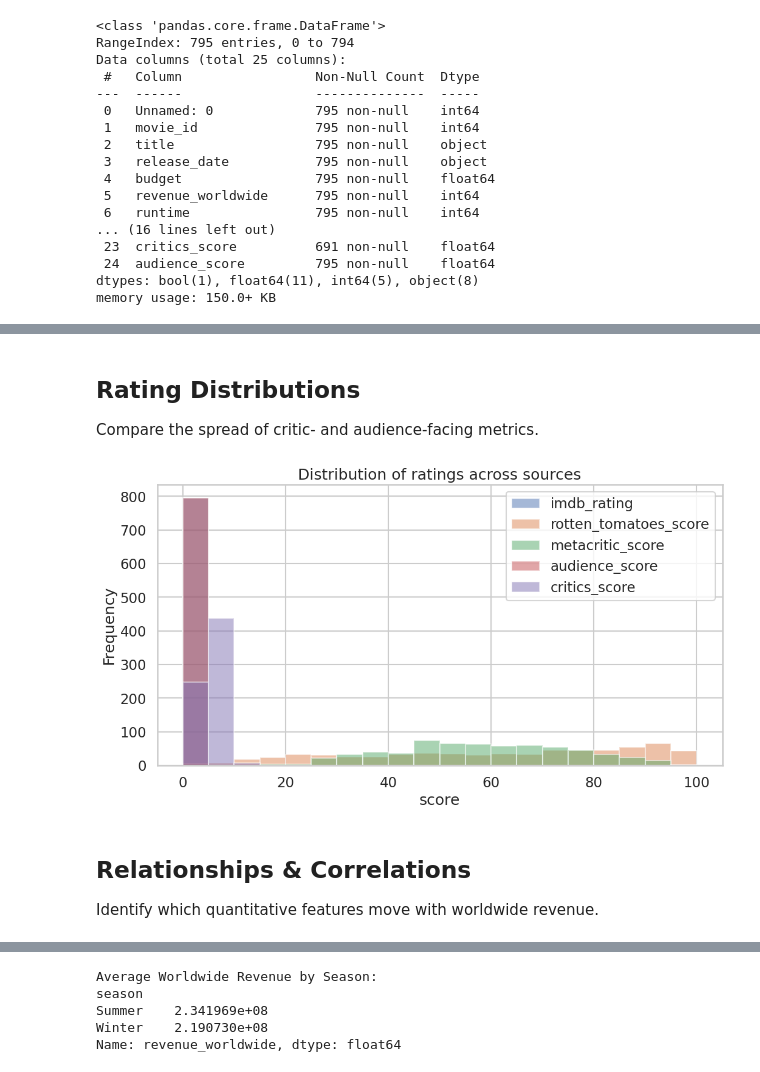
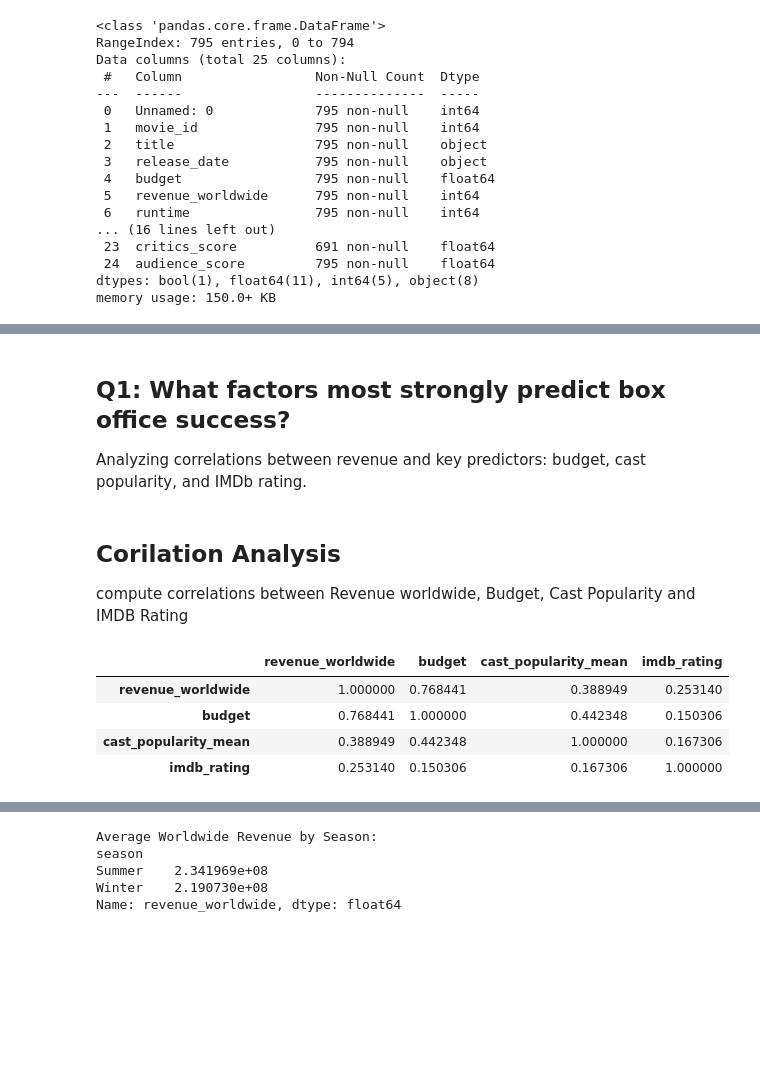
Before and after one commit to Darth-218/entertainment-analysis, a Jupyter notebook: notebooks/02-eda.ipynb, the cells around one changed output, grey strips where cells are left out. Cells and saved outputs as stored; diff of their text form; code cells hidden in the pictures; blank space fills up the shorter version.

```diff
--- a/notebooks/02-eda.ipynb
+++ b/notebooks/02-eda.ipynb
@@ -108,31 +83,0 @@ Standardize critical columns (dates, genres) and add helper fields for later plo
-# %%
-duplicate_rows = df.duplicated(subset='movie_id').sum()
-if duplicate_rows:
-    df = df.drop_duplicates(subset='movie_id').copy()
-    print(f"Dropped {duplicate_rows} duplicate movie_id rows.")
-else:
-    print("No duplicate movie_id rows found.")
-
-df['release_date'] = pd.to_datetime(df['release_date'], errors='coerce')
-df['year'] = df['release_date'].dt.year
-df['decade'] = (df['year'] // 10) * 10
-df['month_name'] = df['release_date'].dt.strftime('%b')
-
-def _ensure_list(value):
-    if isinstance(value, list):
-        return value
-    if isinstance(value, str):
-        try:
-            parsed = ast.literal_eval(value)
-            return parsed if isinstance(parsed, list) else [parsed]
-        except (SyntaxError, ValueError):
-            return [value]
-    return []
-
-df['genres_list'] = df['genres'].apply(_ensure_list)
-df['primary_genre'] = df['genres_list'].apply(lambda g: g[0] if g else None)
-
-for col in ['revenue_worldwide', 'domestic_box_office']:
-    df[f'log_{col}'] = np.log1p(df[col].clip(lower=0))
-
-df[['release_date', 'year', 'decade', 'primary_genre']].head()
@@ -147,14 +84,15 @@ No duplicate movie_id rows found.
+# %% [markdown]
+## Q1: What factors most strongly predict box office success?
+Analyzing correlations between revenue and key predictors: budget, cast popularity, and IMDb rating.
 # %% [markdown]
-## Rating Distributions
-Compare the spread of critic- and audience-facing metrics.
+## Corilation Analysis
+compute correlations between Revenue worldwide, Budget, Cast Popularity and IMDB Rating
 # %%
-rating_cols = ['imdb_rating', 'rotten_tomatoes_score', 'metacritic_score', 'audience_score', 'critics_score']
-df[rating_cols].plot(kind='hist', alpha=0.5, bins=20, figsize=(12, 6))
-plt.title('Distribution of ratings across sources')
-plt.xlabel('score')
-plt.show()
+df[['revenue_worldwide', 'budget',
+    'cast_popularity_mean', 'imdb_rating']].corr()
 # %% [output]
-[figure, removed]
+|  | revenue_worldwide | budget | cast_popularity_mean | imdb_rating |
+| revenue_worldwide | 1.000000 | 0.768441 | 0.388949 | 0.253140 |
+| budget | 0.768441 | 1.000000 | 0.442348 | 0.150306 |
+| cast_popularity_mean | 0.388949 | 0.442348 | 1.000000 | 0.167306 |
+| imdb_rating | 0.253140 | 0.150306 | 0.167306 | 1.000000 |
-# %% [markdown]
-## Relationships & Correlations
-Identify which quantitative features move with worldwide revenue.
```
Also changed, not shown: parts of 18 cells of this notebook.
